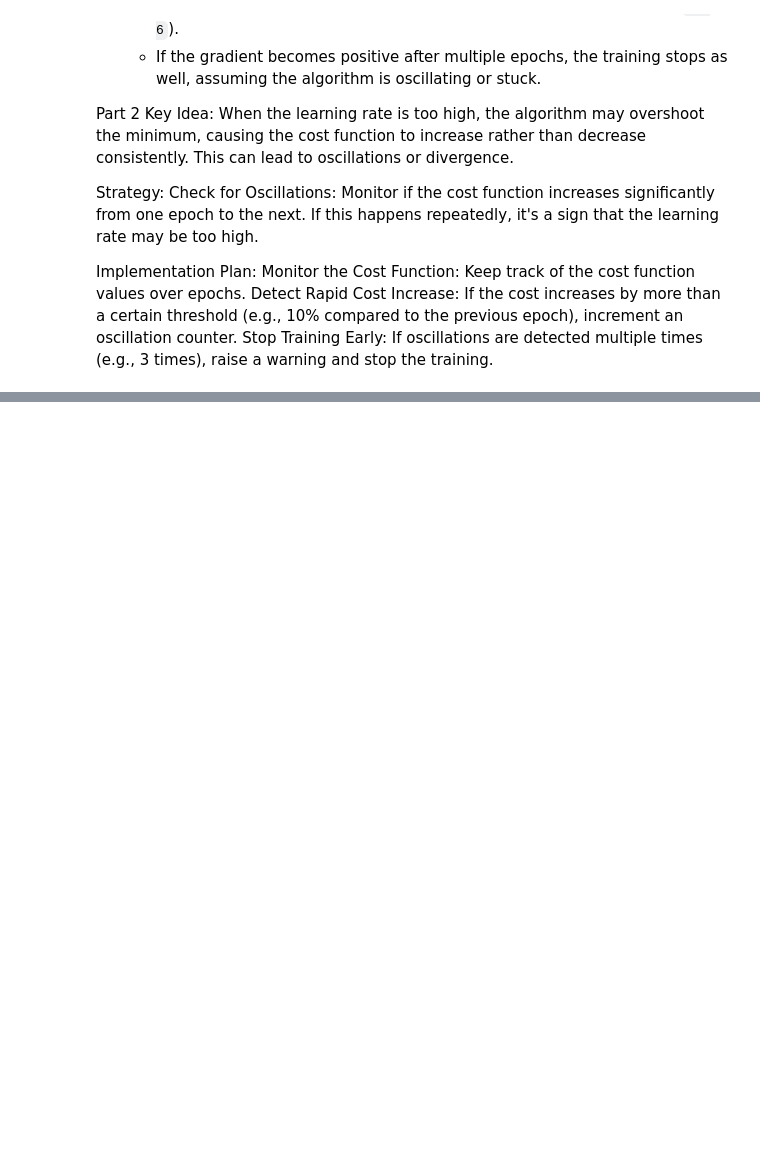
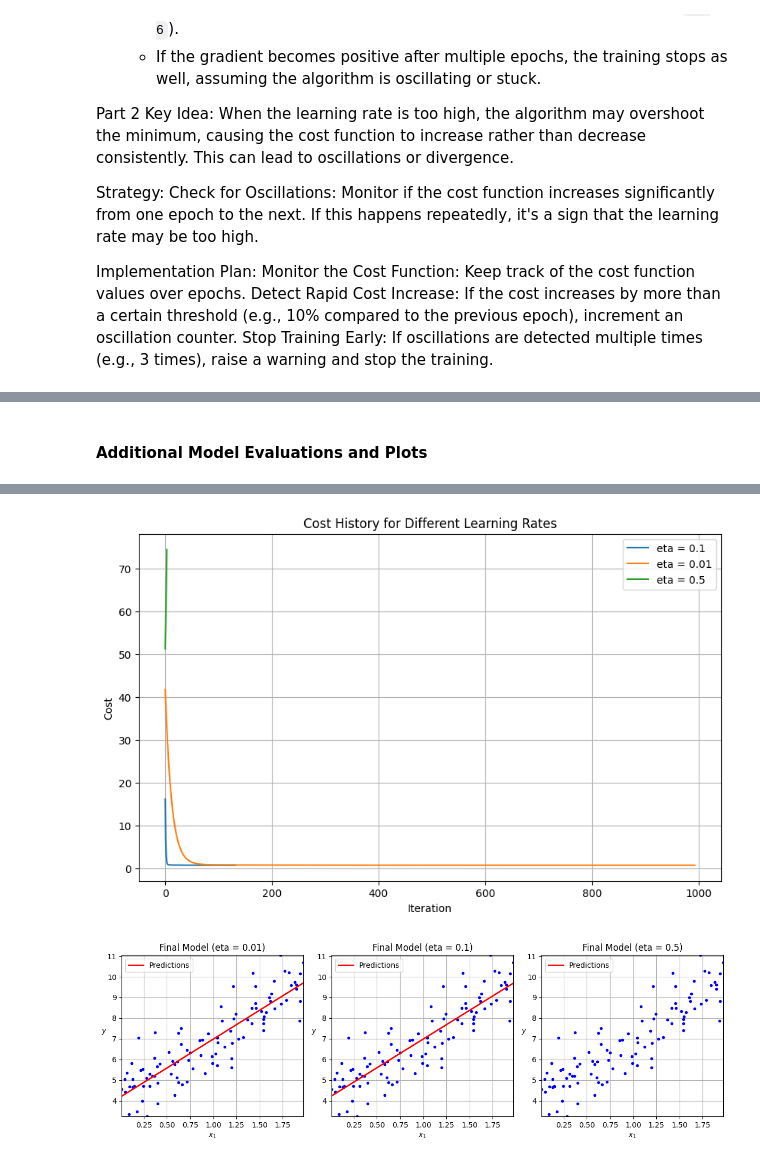
Before and after one commit to CSY2082-2425/assignment-1-ryantigi254, a Jupyter notebook: Regression/Weekly Tasks/main task/Task 1.ipynb, the cells around one changed output, grey strips where cells are left out. Saved outputs shown, nothing was run; the diff lists cells and outputs as text; code cells hidden in the pictures; blank space fills up the shorter version.

Commit message:
Added Additional Model Evals to Task 1

```diff
--- a/Regression/Weekly Tasks/main task/Task 1.ipynb
+++ b/Regression/Weekly Tasks/main task/Task 1.ipynb
@@ -373,0 +369,77 @@ NameError: name 'plt' is not defined
+# %% [markdown]
+#### Additional Model Evaluations and Plots
+# %%
+# Modifying the plot_gradient_descent_adaptive function to return cost_history
+def plot_gradient_descent_adaptive(X, y, eta, return_cost_history=False):
+    theta, cost_history, theta_path, global_minimum, local_minima = batch_gradient_descent_adaptive(X, y, eta)
+
+    if return_cost_history:
+        return theta, global_minimum, local_minima, cost_history
+    else:
+        return theta, global_minimum, local_minima
+
+# Evaluate with a lower learning rate (eta = 0.01)
+theta_low_eta, global_min_low_eta, local_minima_low_eta, cost_history_low_eta = plot_gradient_descent_adaptive(X, y, eta=0.01, return_cost_history=True)
+
+# Evaluate with a higher learning rate (eta = 0.5)
+theta_high_eta, global_min_high_eta, local_minima_high_eta, cost_history_high_eta = plot_gradient_descent_adaptive(X, y, eta=0.5, return_cost_history=True)
+
+# Evaluate with the original learning rate (eta = 0.1) to get cost_history
+theta, global_minimum, local_minima, cost_history = plot_gradient_descent_adaptive(X, y, eta=0.1, return_cost_history=True)
+
+# Plotting the cost history for different learning rates
+plt.figure(figsize=(10, 6))
+plt.plot(cost_history, label="eta = 0.1")
+plt.plot(cost_history_low_eta, label="eta = 0.01")
+plt.plot(cost_history_high_eta, label="eta = 0.5")
+plt.xlabel("Iteration")
+plt.ylabel("Cost")
+plt.title("Cost History for Different Learning Rates")
+plt.legend()
+plt.grid()
+plt.show()
+
+# Plotting the final models for different learning rates
+plt.figure(figsize=(12, 4))
+
+# Final Model for eta = 0.01
+plt.subplot(131)
+plt.plot(X, y, "b.")
+X_new = np.linspace(X.min(), X.max(), 100).reshape(-1, 1)
+X_new_b = add_dummy_feature(X_new)
+y_predict_low_eta = X_new_b @ theta_low_eta
+plt.plot(X_new, y_predict_low_eta, "r-", linewidth=2, label="Predictions")
+plt.xlabel("$x_1$")
+plt.ylabel("$y$", rotation=0)
+plt.axis([X.min(), X.max(), y.min(), y.max()])
+plt.grid()
+plt.title("Final Model (eta = 0.01)")
+plt.legend()
+
+# Final Model for eta = 0.1
+plt.subplot(132)
+plt.plot(X, y, "b.")
+y_predict = X_new_b @ theta
+plt.plot(X_new, y_predict, "r-", linewidth=2, label="Predictions")
+plt.xlabel("$x_1$")
+plt.ylabel("$y$", rotation=0)
+plt.axis([X.min(), X.max(), y.min(), y.max()])
+plt.grid()
+plt.title("Final Model (eta = 0.1)")
+plt.legend()
+
+# Final Model for eta = 0.5
+plt.subplot(133)
+plt.plot(X, y, "b.")
+y_predict_high_eta = X_new_b @ theta_high_eta
+plt.plot(X_new, y_predict_high_eta, "r-", linewidth=2, label="Predictions")
+plt.xlabel("$x_1$")
+plt.ylabel("$y$", rotation=0)
+plt.axis([X.min(), X.max(), y.min(), y.max()])
+plt.grid()
+plt.title("Final Model (eta = 0.5)")
+plt.legend()
+
+plt.tight_layout()
+plt.show()
+# %% [output]
@@ -373,0 +463,2 @@ NameError: name 'plt' is not defined
+[figure, added]
+[figure, added]
```
Also changed, not shown: parts of 5 cells of this notebook, 13 other files.
